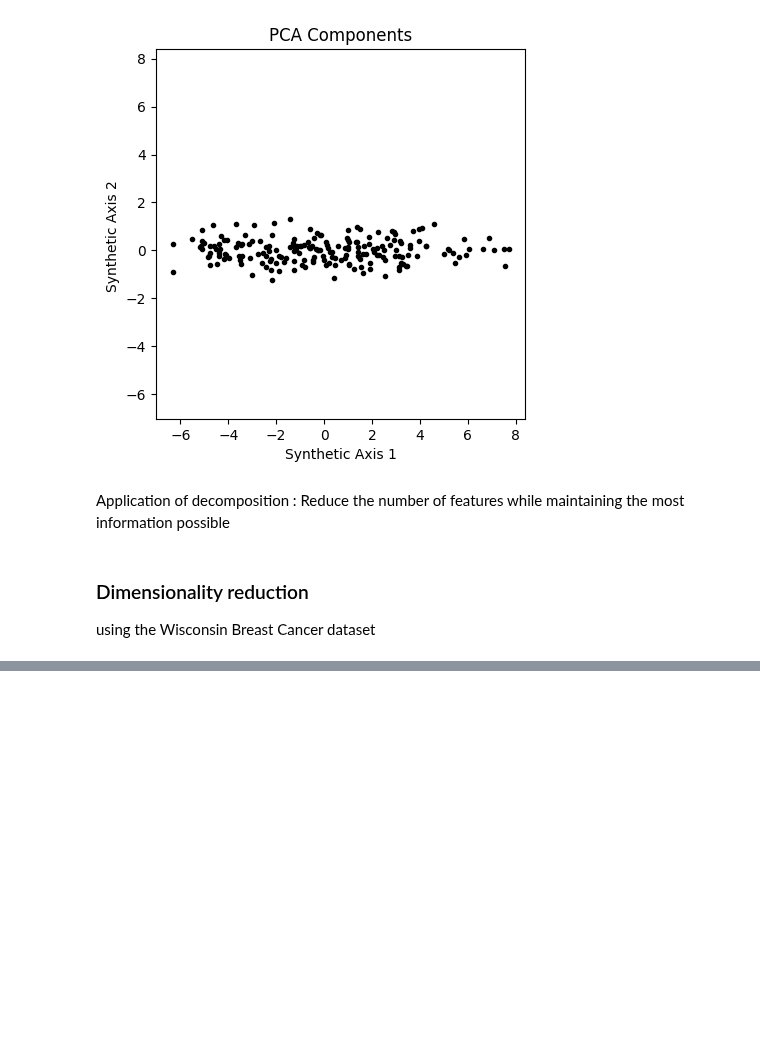
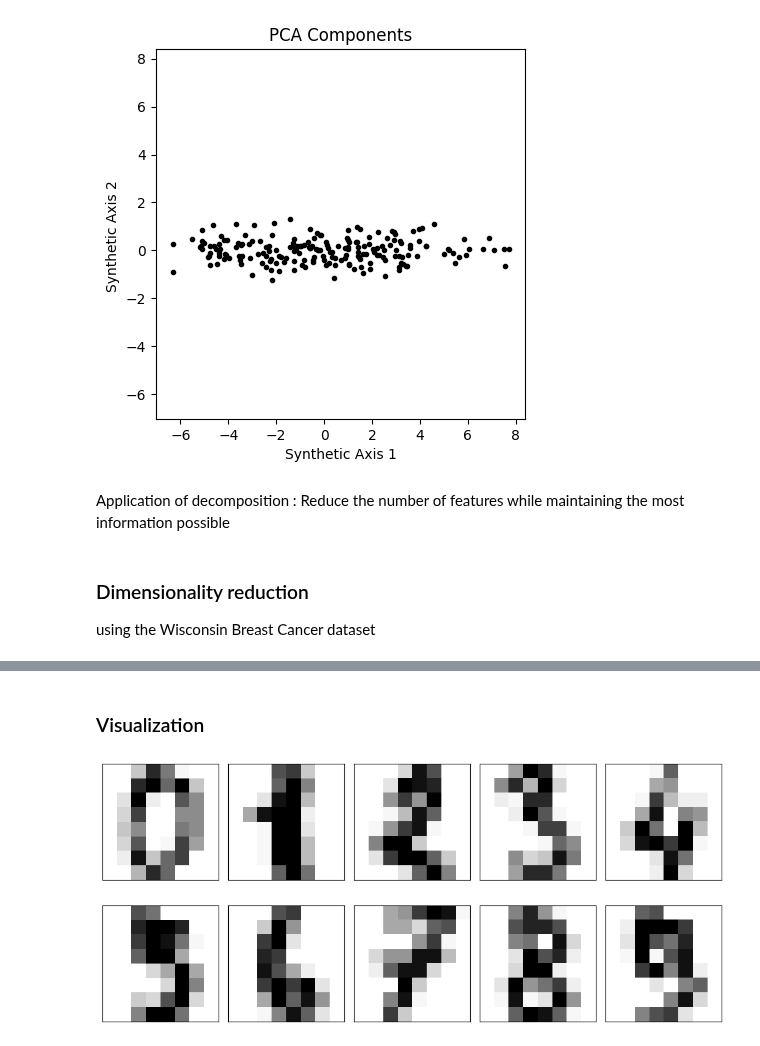
Before and after one commit to Bianchi446/data-cleaning, a Jupyter notebook: 07-feature-engineering.ipynb, the cells around one changed output, grey strips where cells are left out. Drawn from its saved outputs; the diff is of its cells as text; code cells hidden in the pictures; blank space fills up the shorter version.

```diff
--- a/07-feature-engineering.ipynb
+++ b/07-feature-engineering.ipynb
@@ -768,0 +803,6 @@ y = cancer.target
+# %% [markdown]
+### Visualization
+# %%
+digits = get_digits()
+# %% [output]
+[figure, added]
```
Also changed, not shown: parts of 7 cells of this notebook, 3 other files.
